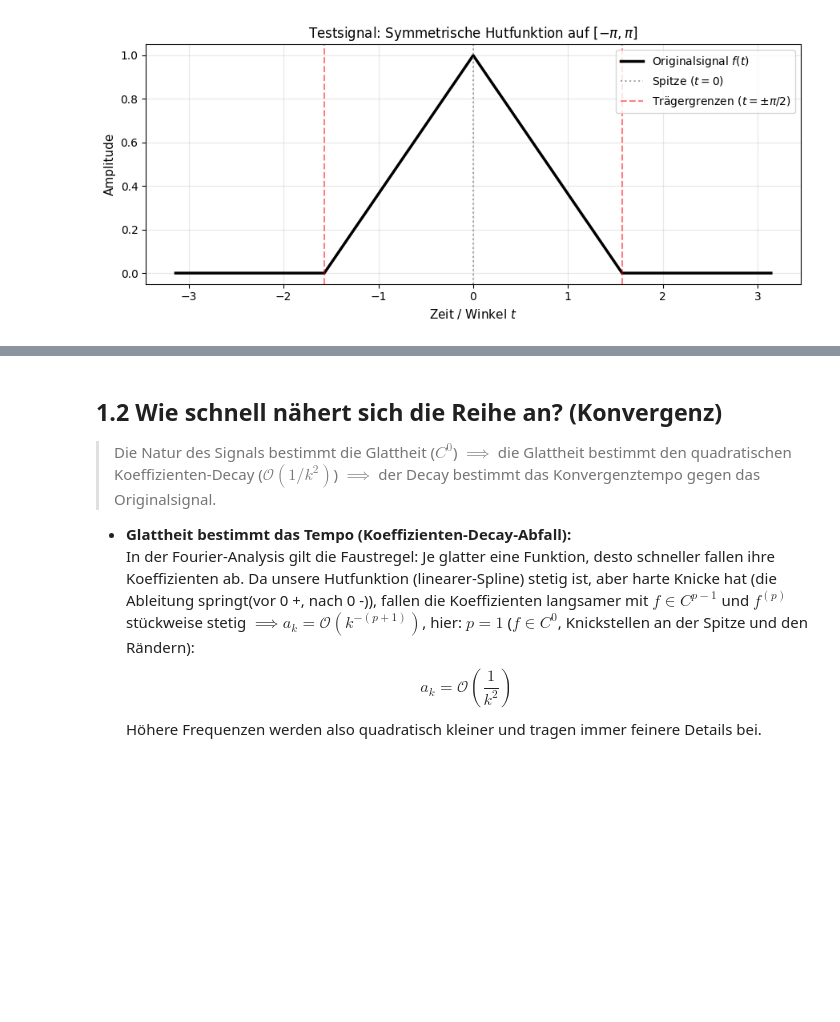
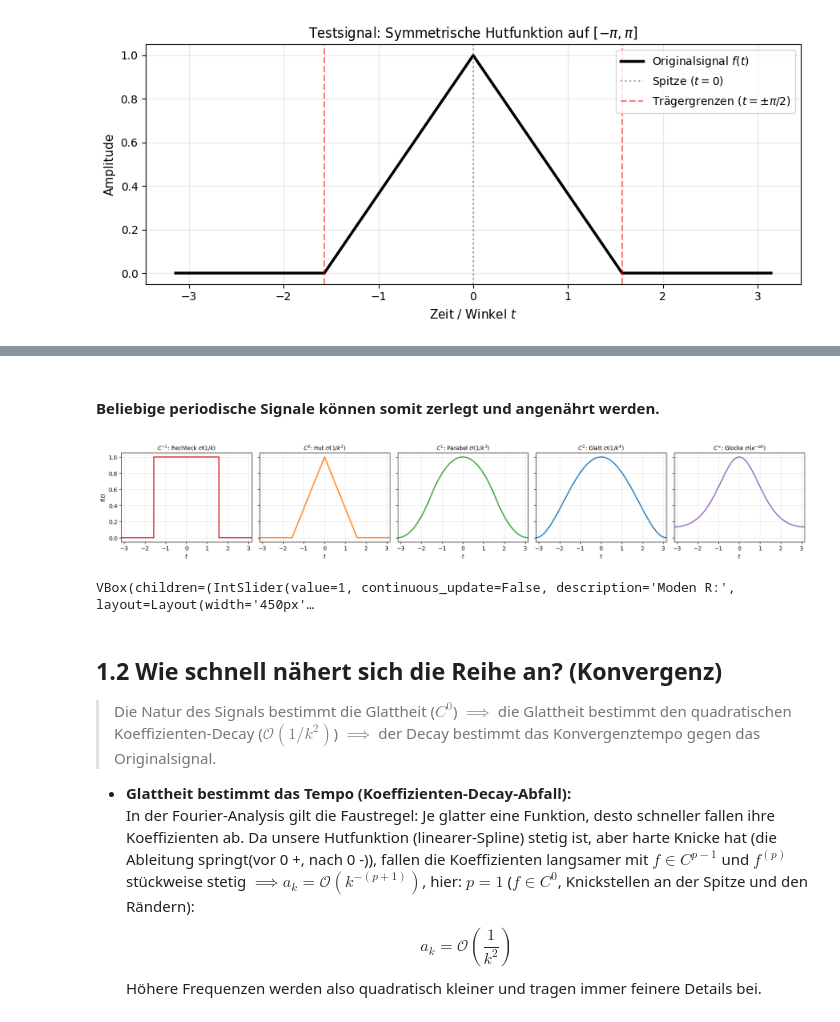
Before and after one commit to Firas-Al-Haj-Coder/U-Project-Fourier-Transformation, a Jupyter notebook: notebooks/01_Fourier_Approximation_Hat.ipynb, the cells around one changed output, grey strips where cells are left out. Drawn from its saved outputs; the diff is of its cells as text; code cells hidden in the pictures; blank space fills up the shorter version.

```diff
--- a/notebooks/01_Fourier_Approximation_Hat.ipynb
+++ b/notebooks/01_Fourier_Approximation_Hat.ipynb
@@ -326,3 +335,43 @@ VBox(children=(IntSlider(value=1, continuous_update=False, description='Moden R:
+# %% [markdown]
+##
+**Beliebige periodische Signale können somit zerlegt und angenährt werden.**
+# %%
+dt = 0.001
+L = np.pi
+t = L * np.arange(-1 + dt, 1 + dt, dt)
+
+fig, axs = plt.subplots(1, 5, figsize=(18, 3.2), sharey=True)
+
+signals = [
+    (square_wave(t), r"$C^{-1}$: Rechteck $\mathcal{O}(1/k)$", "tab:red"),
+    (hat_function(t), r"$C^0$: Hut $\mathcal{O}(1/k^2)$", "tab:orange"),
+    (c1_parabolic_spline(t), r"$C^1$: Parabel $\mathcal{O}(1/k^3)$", "tab:green"),
+    (c2_smooth_wave(t), r"$C^2$: Glatt $\mathcal{O}(1/k^4)$", "tab:blue"),
+    (smooth_bell(t), r"$C^\infty$: Glocke $\mathcal{O}(e^{-\alpha k})$", "tab:purple"),
+]
+
+for ax, (sig, title, col) in zip(axs, signals):
+    ax.plot(t, sig, color=col, lw=2)
+    ax.set_title(title, fontsize=10)
+    ax.set_xlim(-np.pi, np.pi)
+    ax.grid(True, alpha=0.3)
+    ax.set_xlabel("$t$")
+
+axs[0].set_ylabel("$f(t)$")
+plt.tight_layout()
+plt.show()
+# %% [output]
+[figure, added]
+# %%
+# -------------------------------------------------------------------------
+# Interaktive Erkundung mit Schieberegler
+from src.visualization import plot_fourier_interactive
+
+f_ = c1_parabolic_spline(t)                    # Testsignal aus signals.py
+# rechnet vorab 40-Auflösungen und wird per Slider gesteuert angezeigt
+plot_fourier_interactive(t, dt * np.pi, f_, R_max=40)
+# %% [output]
+VBox(children=(IntSlider(value=1, continuous_update=False, description='Moden R:', layout=Layout(width='450px'…
 # %% [markdown]
 ## 1.2 Wie schnell nähert sich die Reihe an? (Konvergenz)
 
```
Also changed, not shown: parts of 7 cells of this notebook, 3 other files.
